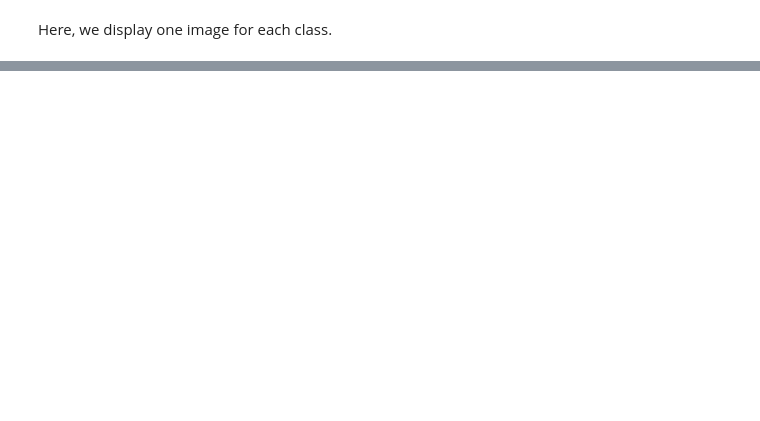
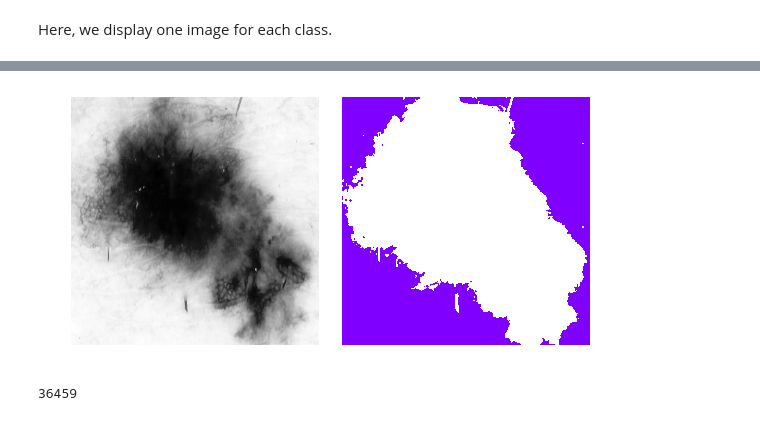
Before and after one commit to jeanbabs/Melanoma_detection, a Jupyter notebook: jean.ipynb, the cells around one changed output, grey strips where cells are left out. Saved outputs shown, nothing was run; the diff lists cells and outputs as text; code cells hidden in the pictures; blank space fills up the shorter version.

```diff
--- a/jean.ipynb
+++ b/jean.ipynb
@@ -71,0 +118,20 @@ fig.tight_layout()
+# %%
+from scipy import ndimage
+
+blobs = (croped_melanoma < 160)
+labels, nlabels = ndimage.label(blobs)
+
+fig, ax = plt.subplots(1, 2, sharex=True, sharey=True, figsize=(8, 5))
+ax[0].imshow(croped_melanoma, cmap='Greys_r')
+ax[1].imshow(np.ma.masked_array(labels, blobs), cmap=plt.cm.rainbow)
+
+for aa in ax.flat:
+    aa.set_axis_off()
+fig.tight_layout()
+plt.show()
+# %% [output]
+[figure, added]
+# %%
+np.sum(blobs)
+# %% [output]
+36459
```
Also changed, not shown: parts of 15 cells of this notebook.
